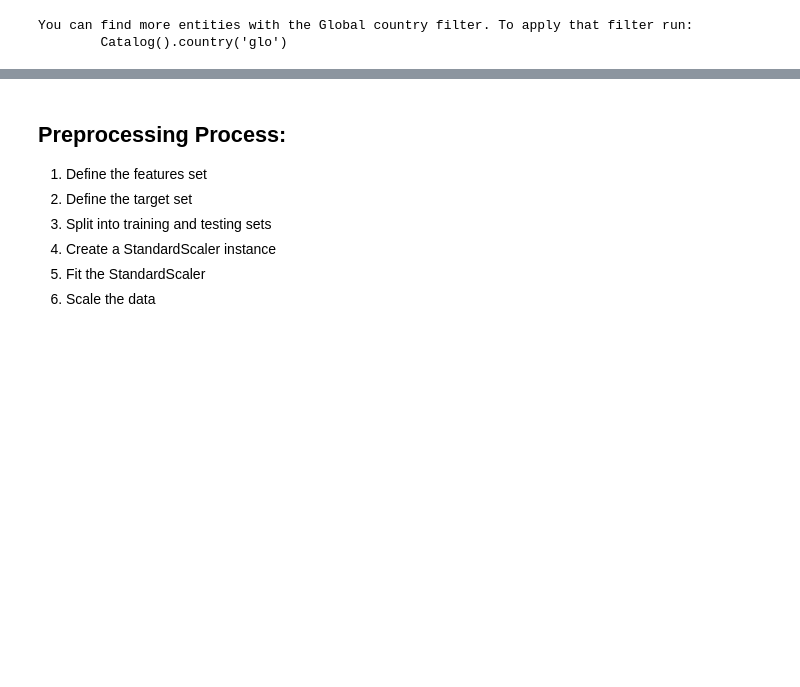
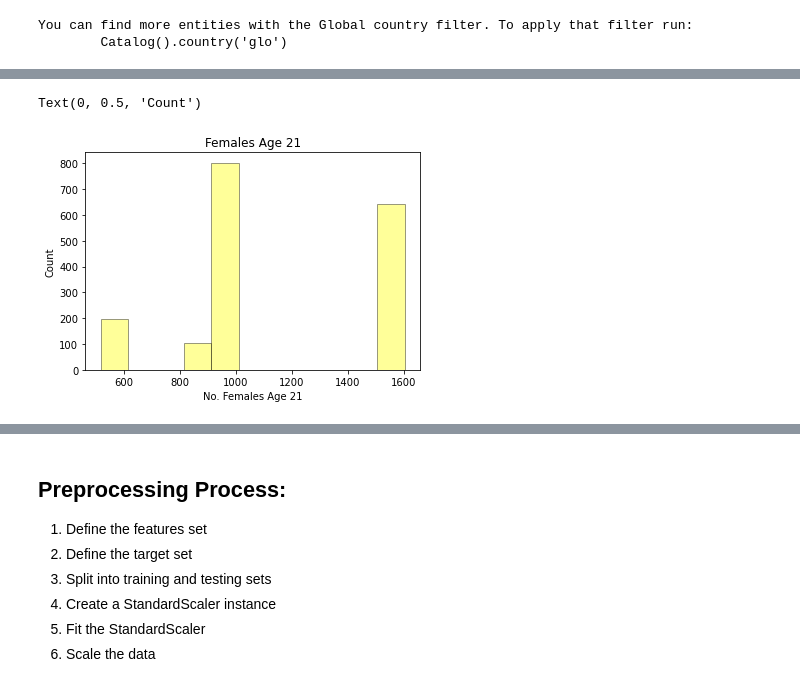
Before and after one commit to asliwinski23/mastercard_spend_prediction, a Jupyter notebook: final_project.ipynb, the cells around one changed output, grey strips where cells are left out. Cells and saved outputs as stored; diff of their text form; code cells hidden in the pictures; blank space fills up the shorter version.

```diff
--- a/final_project.ipynb
+++ b/final_project.ipynb
@@ -163,0 +240,12 @@ gdf_enrich_retail = gdf_enrich_retail[gdf_enrich_retail.txn_amt < 1000]
+# %%
+# analyze feature data
+sns.distplot(gdf_enrich_retail['female_21'], hist=True, kde=False,
+             color = 'yellow',
+             hist_kws={'edgecolor':'black'})
+# Add labels
+plt.title('Females Age 21')
+plt.xlabel('No. Females Age 21')
+plt.ylabel('Count')
+# %% [output]
+Text(0, 0.5, 'Count')
+[figure, added]
```
Also changed, not shown: parts of 15 cells of this notebook.
